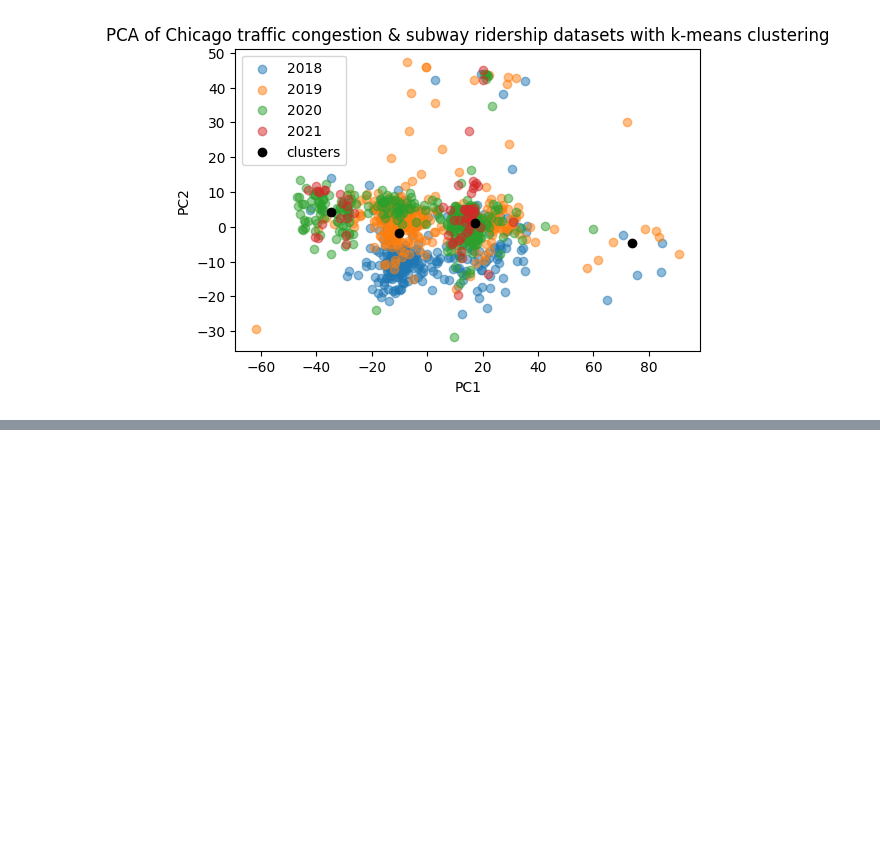
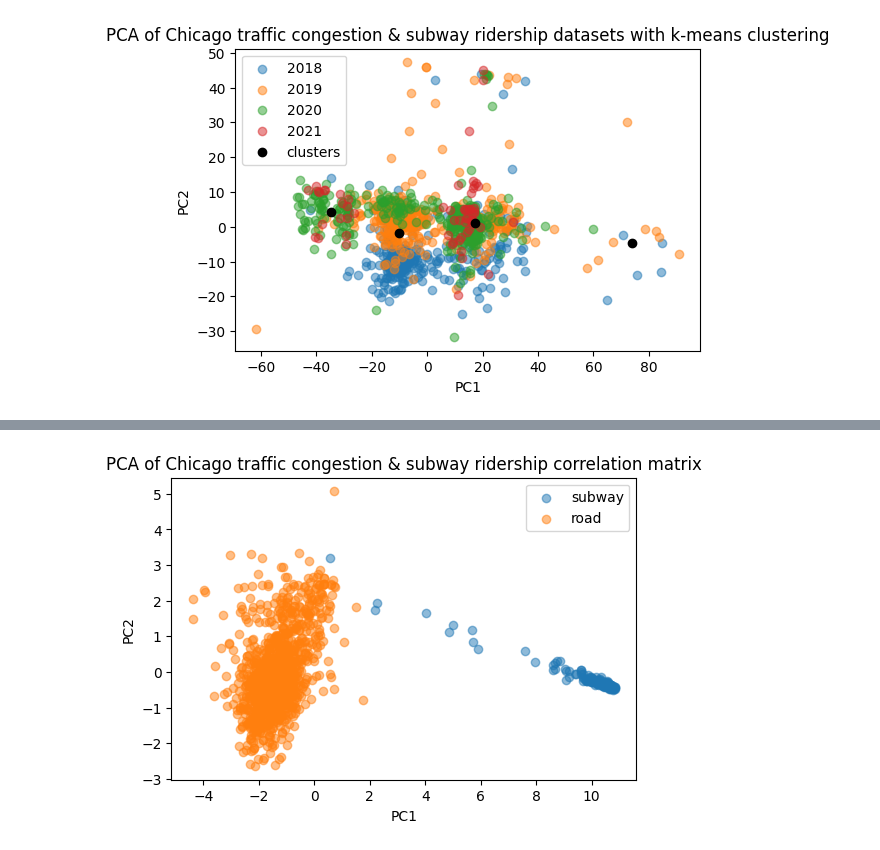
Before and after one commit to amandakhoo/data4all-team6, a Jupyter notebook: Modeling congestion & ridership data (JB).ipynb, the cells around one changed output, grey strips where cells are left out. Saved outputs shown, nothing was run; the diff lists cells and outputs as text; code cells hidden in the pictures; blank space fills up the shorter version.

Commit message:
added correlation matrix

```diff
--- a/Modeling congestion & ridership data (JB).ipynb
+++ b/Modeling congestion & ridership data (JB).ipynb
@@ -185,2 +184,4 @@ all_segment_mask = ['segment' in y for y in Y.columns]
 # %%
-Y.loc[:,all_station_mask].columns
+# calculate correlation matrix for
+corrm = Y.corr()
+corrm.fillna(0, inplace=True) # where NaN, assume no correlation
@@ -199,0 +188,8 @@ Index(['station_40050_max_RRI', 'station_40040_max_RRI',
+# %%
+# initialize PCA
+corrm_pca = PCA()
+corrm_Y = corrm_pca.fit_transform(X=corrm) # store as dataframe to view
+
+corrm_df_pca = pd.DataFrame(corrm_Y)
+print(corrm_df_pca.shape)
+corrm_df_pca.round(2).head()
@@ -199,0 +205,15 @@ Index(['station_40050_max_RRI', 'station_40040_max_RRI',
+# %%
+# separate station rows from segment rows
+all_station_mask = ['station' in y for y in corrm.index]
+all_segment_mask = ['segment' in y for y in corrm.index]
+
+# cluster by segment & station
+fig, ax = plt.subplots(dpi=100)
+plt.scatter(corrm_Y[all_station_mask,0], corrm_Y[all_station_mask,1], alpha=0.5, label='subway')
+plt.scatter(corrm_Y[all_segment_mask,0], corrm_Y[all_segment_mask,1], alpha=0.5, label='road')
+plt.xlabel('PC1')
+plt.ylabel('PC2')
+plt.legend()
+plt.title('PCA of Chicago traffic congestion & subway ridership correlation matrix', fontsize=12);
+# %% [output]
+[figure, added]
```
Also changed, not shown: parts of 8 cells of this notebook.
